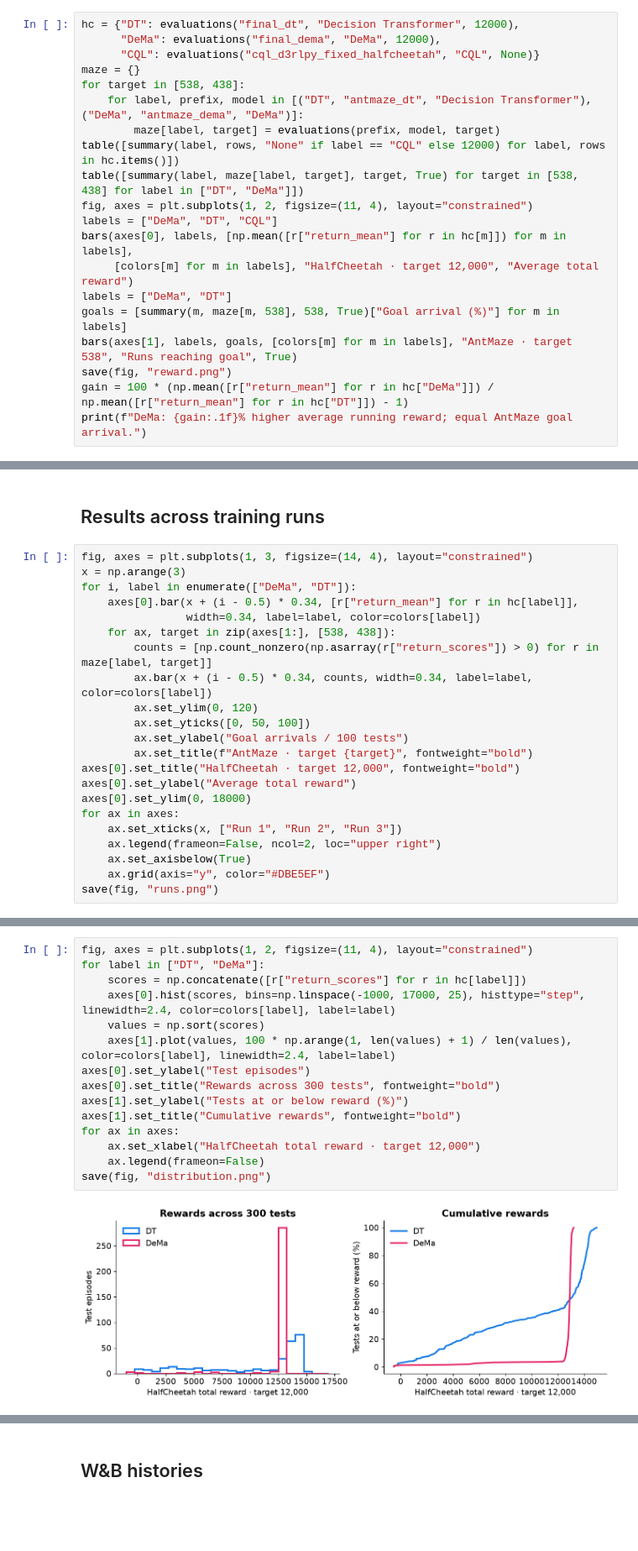
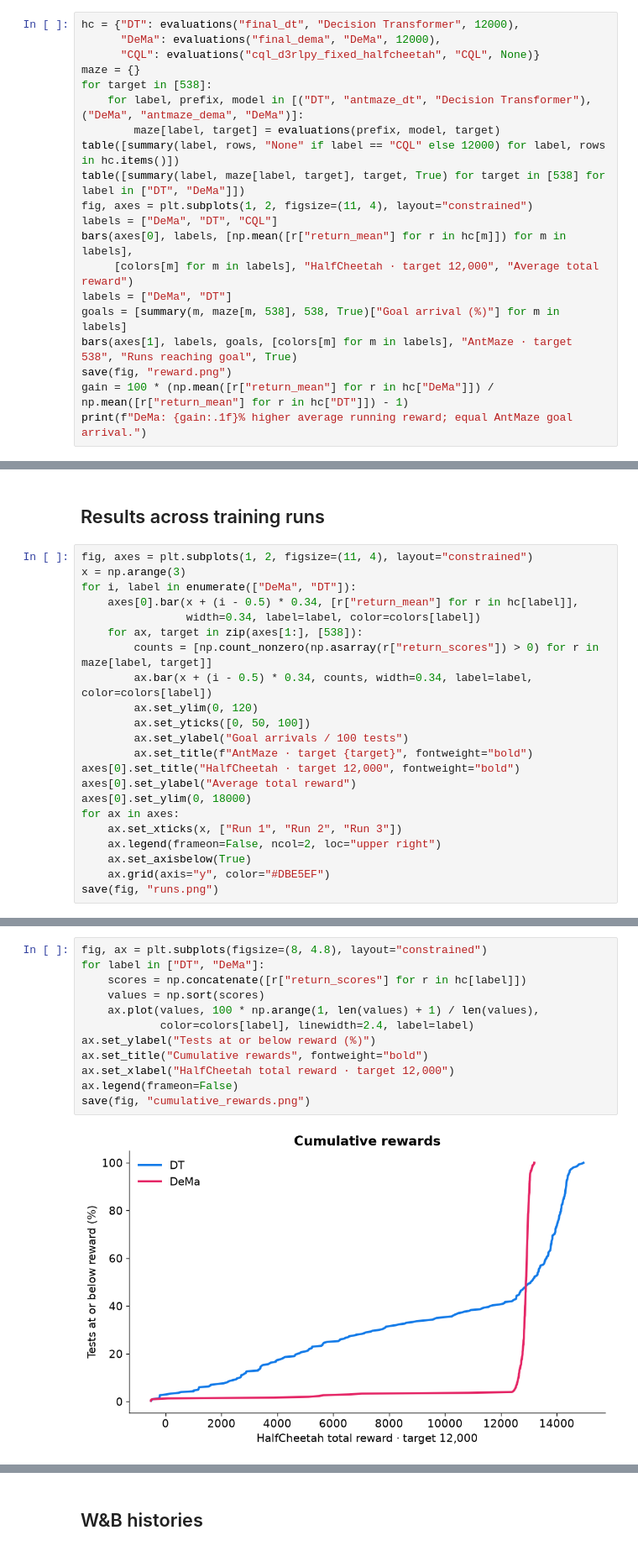
Before and after one commit to helihathi/DeMa-Linear-Time-Sequence-Modeling-for-Offline-Reinforcement-Learning, a Jupyter notebook: 01_DeMa_vs_DecisionTransformer_vs_CQL.ipynb, the cells around one changed output, grey strips where cells are left out. Shown at 84% size. Saved outputs shown, nothing was run; the diff lists cells and outputs as text; blank space fills up the shorter version.

```diff
--- a/01_DeMa_vs_DecisionTransformer_vs_CQL.ipynb
+++ b/01_DeMa_vs_DecisionTransformer_vs_CQL.ipynb
@@ -129,11 +112,11 @@ hc = {"DT": evaluations("final_dt", "Decision Transformer", 12000),
       "DeMa": evaluations("final_dema", "DeMa", 12000),
       "CQL": evaluations("cql_d3rlpy_fixed_halfcheetah", "CQL", None)}
 maze = {}
-for target in [538, 438]:
+for target in [538]:
     for label, prefix, model in [("DT", "antmaze_dt", "Decision Transformer"), ("DeMa", "antmaze_dema", "DeMa")]:
         maze[label, target] = evaluations(prefix, model, target)
 table([summary(label, rows, "None" if label == "CQL" else 12000) for label, rows in hc.items()])
-table([summary(label, maze[label, target], target, True) for target in [538, 438] for label in ["DT", "DeMa"]])
+table([summary(label, maze[label, target], target, True) for target in [538] for label in ["DT", "DeMa"]])
 fig, axes = plt.subplots(1, 2, figsize=(11, 4), layout="constrained")
 labels = ["DeMa", "DT", "CQL"]
 bars(axes[0], labels, [np.mean([r["return_mean"] for r in hc[m]]) for m in labels],
@@ -170,12 +151,12 @@ losses([("HalfCheetah · DT", "final_dt", "Decision Transformer"),
 # %% [markdown]
 ## Results across training runs
 # %%
-fig, axes = plt.subplots(1, 3, figsize=(14, 4), layout="constrained")
+fig, axes = plt.subplots(1, 2, figsize=(11, 4), layout="constrained")
 x = np.arange(3)
 for i, label in enumerate(["DeMa", "DT"]):
     axes[0].bar(x + (i - 0.5) * 0.34, [r["return_mean"] for r in hc[label]],
                 width=0.34, label=label, color=colors[label])
-    for ax, target in zip(axes[1:], [538, 438]):
+    for ax, target in zip(axes[1:], [538]):
         counts = [np.count_nonzero(np.asarray(r["return_scores"]) > 0) for r in maze[label, target]]
         ax.bar(x + (i - 0.5) * 0.34, counts, width=0.34, label=label, color=colors[label])
         ax.set_ylim(0, 120)
@@ -198,17 +179,14 @@ save(fig, "runs.png")
 # %%
-fig, axes = plt.subplots(1, 2, figsize=(11, 4), layout="constrained")
+fig, ax = plt.subplots(figsize=(8, 4.8), layout="constrained")
 for label in ["DT", "DeMa"]:
     scores = np.concatenate([r["return_scores"] for r in hc[label]])
-    axes[0].hist(scores, bins=np.linspace(-1000, 17000, 25), histtype="step", linewidth=2.4, color=colors[label], label=label)
     values = np.sort(scores)
-    axes[1].plot(values, 100 * np.arange(1, len(values) + 1) / len(values), color=colors[label], linewidth=2.4, label=label)
-axes[0].set_ylabel("Test episodes")
-axes[0].set_title("Rewards across 300 tests", fontweight="bold")
-axes[1].set_ylabel("Tests at or below reward (%)")
-axes[1].set_title("Cumulative rewards", fontweight="bold")
-for ax in axes:
-    ax.set_xlabel("HalfCheetah total reward · target 12,000")
-    ax.legend(frameon=False)
-save(fig, "distribution.png")
+    ax.plot(values, 100 * np.arange(1, len(values) + 1) / len(values),
+            color=colors[label], linewidth=2.4, label=label)
+ax.set_ylabel("Tests at or below reward (%)")
+ax.set_title("Cumulative rewards", fontweight="bold")
+ax.set_xlabel("HalfCheetah total reward · target 12,000")
+ax.legend(frameon=False)
+save(fig, "cumulative_rewards.png")
 # %% [output]
-[figure, old version]
+[figure, new version]
```
Also changed, not shown: parts of 10 cells of this notebook, 7 other files.
